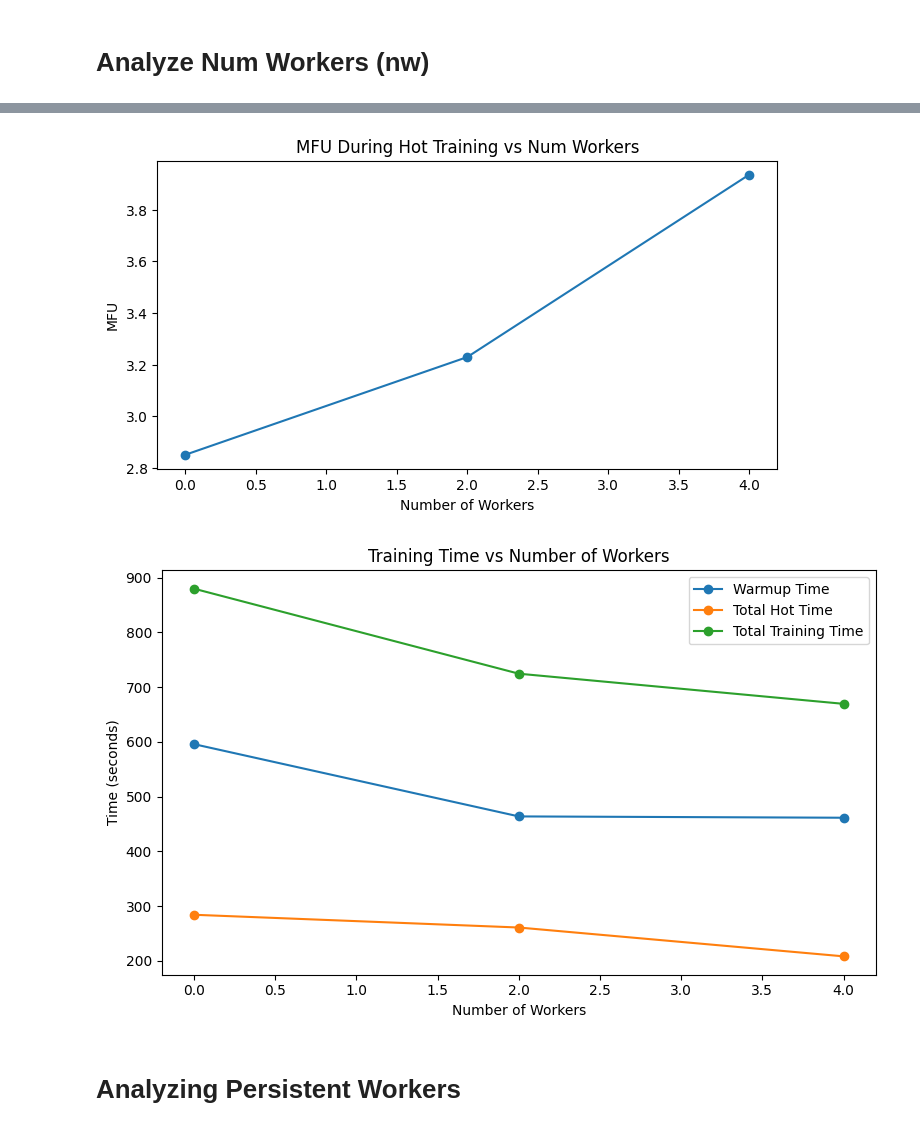
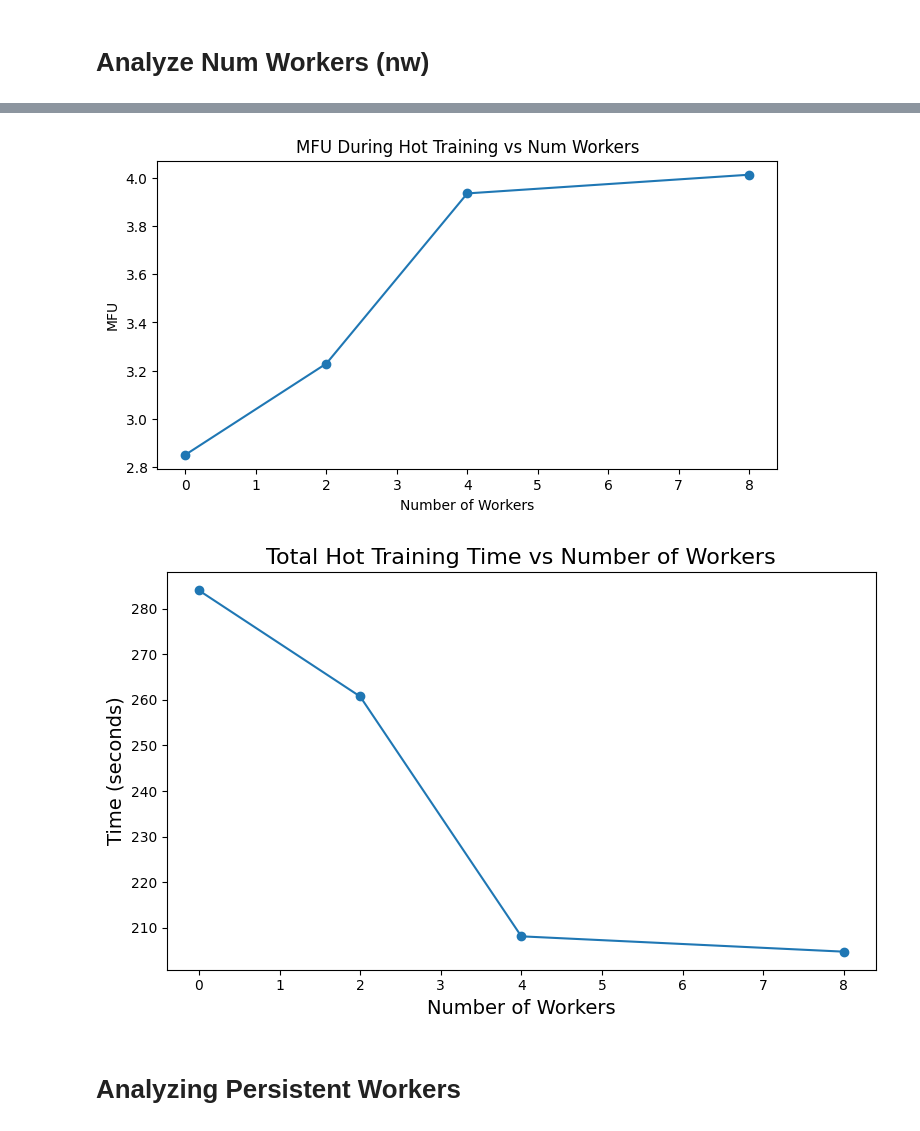
Before and after one commit to AlexanderSwartz/multimodal-nanochat, a Jupyter notebook: scripts/analyze_wandb_runs.ipynb, the cells around one changed output, grey strips where cells are left out. Drawn from its saved outputs; the diff is of its cells as text; code cells hidden in the pictures.

```diff
--- a/scripts/analyze_wandb_runs.ipynb
+++ b/scripts/analyze_wandb_runs.ipynb
@@ -10,8 +10,10 @@ project_path = "as7629-columbia-university/Multimodal-Nanochat"
 
 # Replace these with the actual names of the runs you want to compare
 target_run_names = [
-    "baseline_online_w4_persistFalse_pinTrue_profileFalse",
-    "baseline_online_w4_persistFalse_pinFalse_profileFalse"
+    "baseline_online_w0_persistFalse_pinFalse_profileFalse",
+    "online_w0_persistFalse_pinTrue_profileFalse",
+    "online_w4_persistFalse_pinTrue_profileFalse",
+    "online_w4_persistFalse_pinFalse_profileFalse"
 ]
 
 # Define which summary metrics you want to pull down
@@ -20,7 +22,8 @@ metrics_to_compare = [
     "total_hot_time",
     "total_training_time",
     "avg_hot_mfu",
-    "avg_hot_tok_per_sec"
+    "avg_hot_tok_per_sec",
+    "avg_"
 ]
 
 data = []
@@ -115,6 +215,7 @@ plt.show()
 # %%
 import wandb
 import pandas as pd
+import matplotlib.pyplot as plt
 
 # 1. Initialize API and set parameters
 api = wandb.Api()
@@ -122,9 +223,10 @@ project_path = "as7629-columbia-university/Multimodal-Nanochat"
 
 # Replace these with the actual names of the runs you want to compare
 target_run_names = [
-    "baseline_online_w0_persistFalse_pinTrue_profileFalse",
-    "baseline_online_w2_persistFalse_pinTrue_profileFalse",
-    "baseline_online_w4_persistFalse_pinTrue_profileFalse"
+    "online_w0_persistFalse_pinTrue_profileFalse",
+    "online_w2_persistFalse_pinTrue_profileFalse",
+    "online_w4_persistFalse_pinTrue_profileFalse",
+    "online_w8_persistFalse_pinTrue_profileFalse"
 ]
 
 # Define which summary metrics you want to pull down
@@ -203,29 +306,28 @@ plt.xlabel('Number of Workers')
 plt.ylabel('MFU')
 plt.show()
 # %% [output]
-[figure, old version]
+[figure, new version]
 # %%
 import matplotlib.pyplot as plt
 
 # Assuming your DataFrame 'df' has columns: 'num_workers', 'warmup_time', 'total_hot_time', 'total_training_time'
 
 plt.figure(figsize=(8, 5))
 
 # Plot the three lines
-plt.plot(df['num_workers'], df['warmup_time'], marker='o', label='Warmup Time')
+# plt.plot(df['num_workers'], df['warmup_time'], marker='o', label='Warmup Time')
 plt.plot(df['num_workers'], df['total_hot_time'], marker='o', label='Total Hot Time')
-plt.plot(df['num_workers'], df['total_training_time'], marker='o', label='Total Training Time')
+# plt.plot(df['num_workers'], df['total_training_time'], marker='o', label='Total Training Time')
 
 # Add labels and legend
-plt.title('Training Time vs Number of Workers')
-plt.xlabel('Number of Workers')
-plt.ylabel('Time (seconds)')
-plt.legend()
+plt.title('Total Hot Training Time vs Number of Workers', fontsize=16)
+plt.xlabel('Number of Workers', fontsize=14)
+plt.ylabel('Time (seconds)', fontsize=14)
 
 plt.tight_layout()
 plt.show()
 # %% [output]
-[figure, old version]
+[figure, new version]
 # %% [markdown]
 # Analyzing Persistent Workers
 # %%
```
Also changed, not shown: parts of 25 cells of this notebook.
